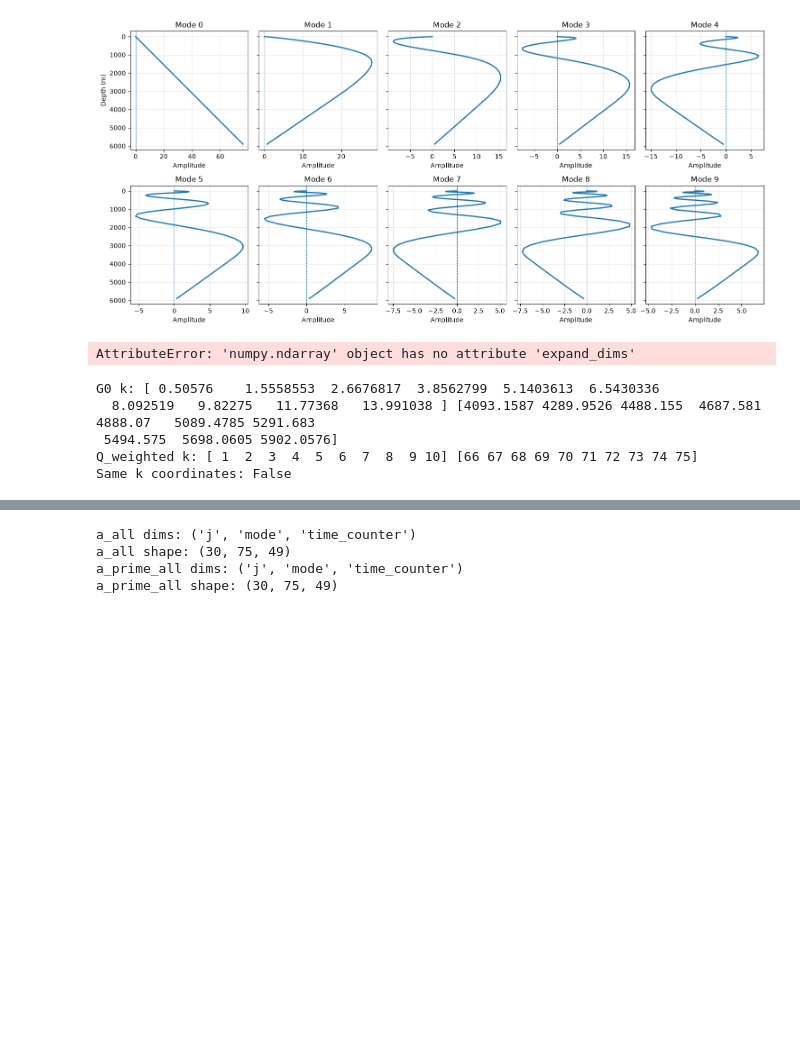
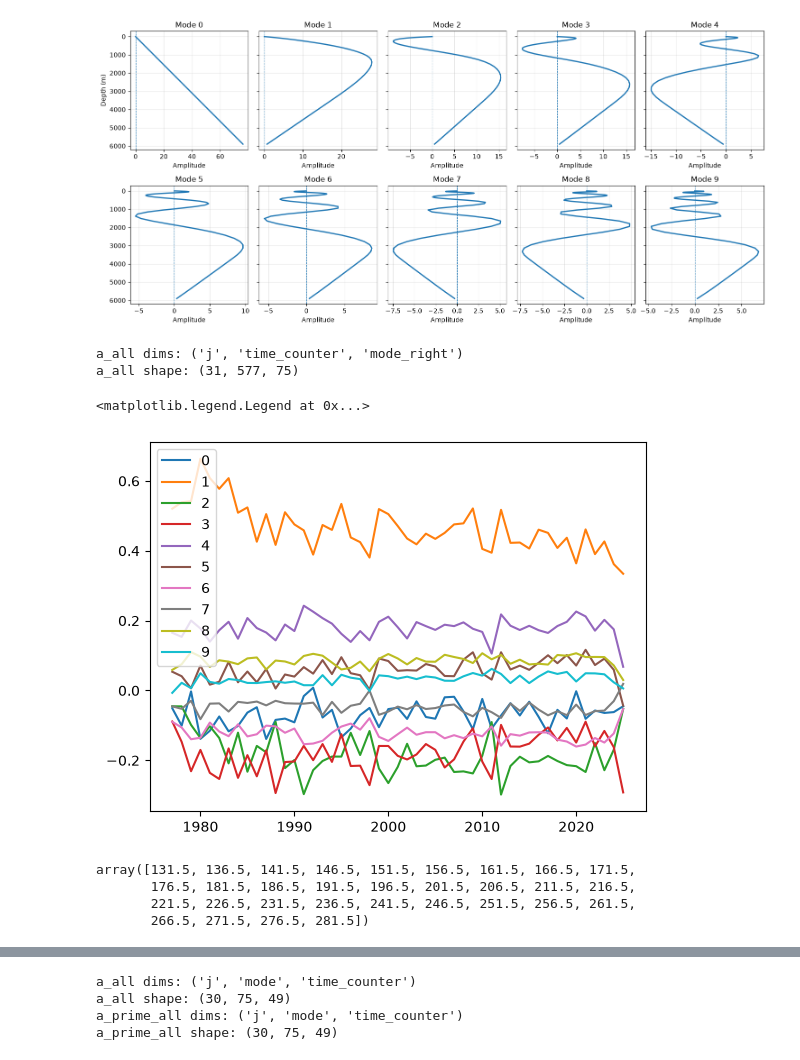
Before and after one commit to hanna-and/StreamfunctionPerturbations, a Jupyter notebook: get_rapid_data.ipynb, the cells around one changed output, grey strips where cells are left out. Saved outputs shown, nothing was run; the diff lists cells and outputs as text; code cells hidden in the pictures; blank space fills up the shorter version.

Commit message:
simple analysis of cumalativ emdoes

```diff
--- a/get_rapid_data.ipynb
+++ b/get_rapid_data.ipynb
@@ -219,7 +189,7 @@ plt.tight_layout()
 plt.show()
 
 
-cum_eigvecs_T_xr = xr.DataArray(integrated_modes, dims=("k", "mode"),
+cum_eigvecs_xr = xr.DataArray(integrated_modes, dims=("k", "mode"),
     coords={"k": np.arange(1, eigenvecs.shape[0] + 1), "mode": np.arange(1, eigenvecs.shape[1] + 1), "depthv": ("k", Psi.depthv.values)},
     name="cumalative_normal_modes")
 cum_eigenvecs_T_xr = xr.DataArray(integrated_modes.T, dims=("mode", "k"),
@@ -273,9 +243,9 @@ cum_eigenvecs_T_xr = xr.DataArray(integrated_modes.T, dims=("mode", "k"),
 [figure]
 [figure]
 # %%
-G_xr = cum_eigvecs_T_xr.rename({"mode": "mode_right"})
-GT_xr = cum_eigenvecs_T_xr.rename({"mode": "mode_left"})
-Gram_G_2 = xr.dot(GT_xr, G_xr * w_xr, dims="k")
+G_xr = cum_eigvecs_xr.rename({"mode": "mode_right"}) # xarray: cumalative normal modes [depth index, mode]
+GT_xr = cum_eigvecs_xr.rename({"mode": "mode_left"}) # xarray: transpose of above array [mode, depth_index]
+Gram_G_2 = xr.dot(GT_xr, G_xr * w_xr, dims="k") #
 
 ###
 # projecting streamfunction onto basis
@@ -284,11 +254,11 @@ Gram_G_2 = xr.dot(GT_xr, G_xr * w_xr, dims="k")
 results = []
 
 for j_idx in ds_psi.j.values:
-    Q_xr = Psi.sel(j=j_idx).transpose("k", "time_counter")
+    Q_xr = Psi.sel(j=j_idx).transpose("k", "time_counter") # xarray: streamfunction at specific latitudes [depth_indx, time_counter]
 
     rhs = xr.dot(GT_xr, Q_xr * w_xr, dims="k")
 
-    a = np.linalg.solve(Gram_G_2.values, rhs.values)
+    a = solve(Gram_G_2, rhs, dims=("mode_left", "mode_right"))
 
     a = a.expand_dims(j=[j_idx])
     results.append(a)
@@ -304,16 +274,23 @@ print("a_all shape:", a_all.shape)
 # difference = Gram_G_1 - Gram_G_2
 # print(float(np.abs(difference).max()))
 # %% [output]
-AttributeError: 'numpy.ndarray' object has no attribute 'expand_dims'
+a_all dims: ('j', 'time_counter', 'mode_right')
+a_all shape: (31, 577, 75)
-# %%
-print("G0 k:", G0.k.values[:10], G0.k.values[-10:])
-print("Q_weighted k:", Q_weighted.k.values[:10], Q_weighted.k.values[-10:])
-
-print("Same k coordinates:",
-      np.array_equal(G0.k.values, Q_weighted.k.values))
-# %% [output]
-G0 k: [ 0.50576    1.5558553  2.6676817  3.8562799  5.1403613  6.5430336
-  8.092519   9.82275   11.77368   13.991038 ] [4093.1587 4289.9526 4488.155  4687.581  4888.07   5089.4785 5291.683
- 5494.575  5698.0605 5902.0576]
-Q_weighted k: [ 1  2  3  4  5  6  7  8  9 10] [66 67 68 69 70 71 72 73 74 75]
-Same k coordinates: False
+# %%
+a_yearly = a_all.resample(time_counter="1YE").mean()
+# a_yearly
+
+for i in range(10):
+    plt.plot(a_yearly.time_counter.values, a_yearly.isel(j=20, mode_right=i), label={i})
+
+plt.legend()
+# %% [output]
+<matplotlib.legend.Legend at 0x...>
+[figure, added]
+# %%
+a_yearly.j.values
+# %% [output]
+array([131.5, 136.5, 141.5, 146.5, 151.5, 156.5, 161.5, 166.5, 171.5,
+       176.5, 181.5, 186.5, 191.5, 196.5, 201.5, 206.5, 211.5, 216.5,
+       221.5, 226.5, 231.5, 236.5, 241.5, 246.5, 251.5, 256.5, 261.5,
+       266.5, 271.5, 276.5, 281.5])
```
Also changed, not shown: parts of 5 cells of this notebook.
